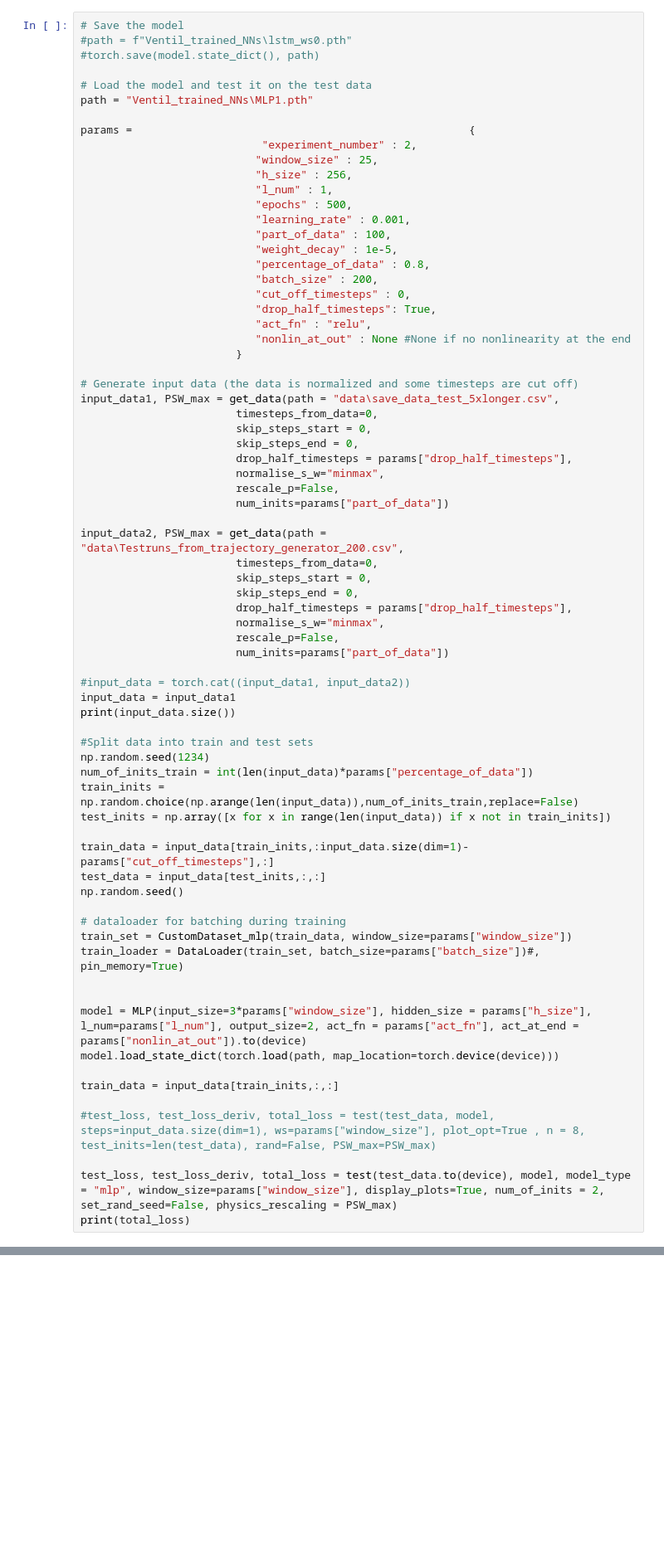
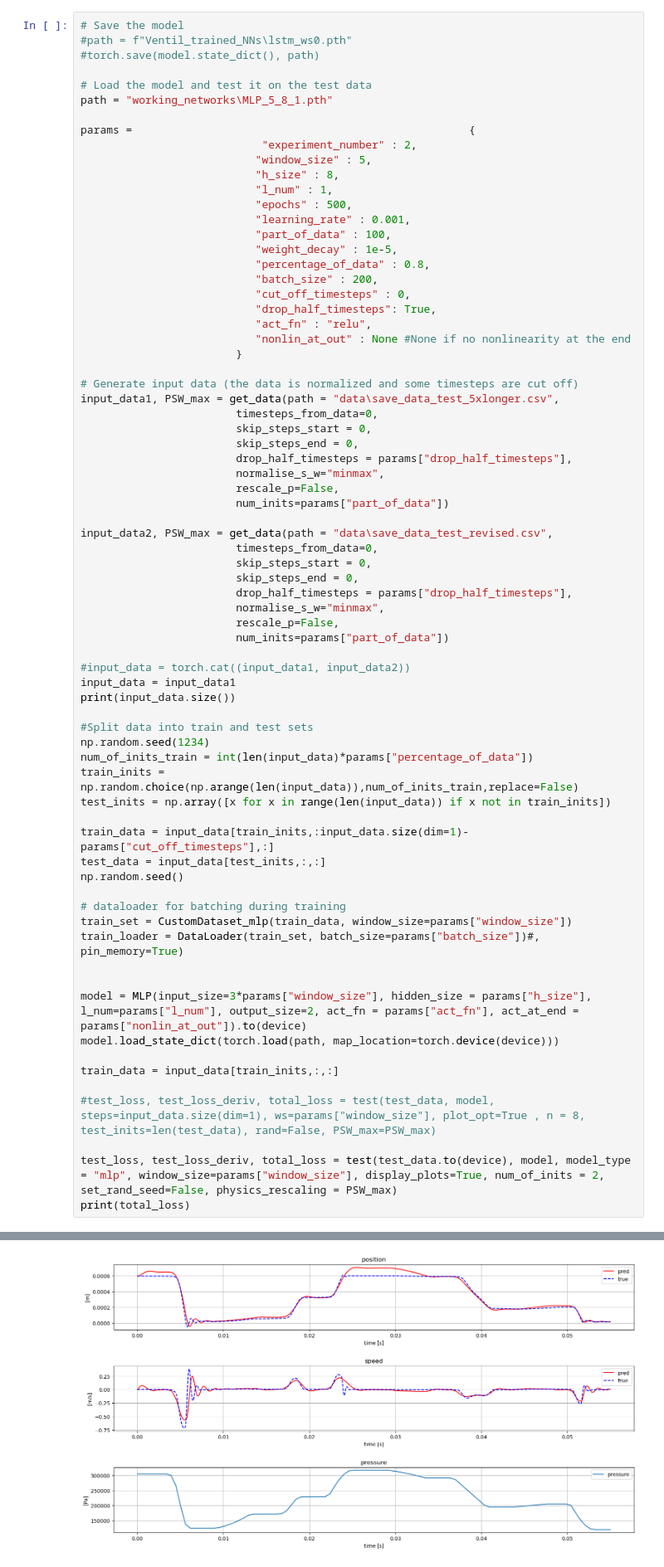
Before and after one commit to Gandalf3141/ventil_lstm, a Jupyter notebook: internal testing _MLP.ipynb, the cells around one changed output, grey strips where cells are left out. Shown: that part at 83% size. Saved outputs shown, nothing was run; the diff lists cells and outputs as text; blank space fills up the shorter version.

```diff
--- a/internal testing _MLP.ipynb
+++ b/internal testing _MLP.ipynb
@@ -185,12 +187,12 @@ print(f"TRAINING FINISHED: Average error over full trajectories: training data :
 #torch.save(model.state_dict(), path)
 
 # Load the model and test it on the test data
-path = "Ventil_trained_NNs\MLP1.pth"
+path = "working_networks\MLP_5_8_1.pth"
 
 params =                                                    {
                             "experiment_number" : 2,
-                           "window_size" : 25,
-                           "h_size" : 256,
+                           "window_size" : 5,
+                           "h_size" : 8,
                            "l_num" : 1,
                            "epochs" : 500,
                            "learning_rate" : 0.001,
@@ -214,7 +216,7 @@ input_data1, PSW_max = get_data(path = "data\save_data_test_5xlonger.csv",
                         rescale_p=False,
                         num_inits=params["part_of_data"])
 
-input_data2, PSW_max = get_data(path = "data\Testruns_from_trajectory_generator_200.csv",
+input_data2, PSW_max = get_data(path = "data\save_data_test_revised.csv",
                         timesteps_from_data=0,
                         skip_steps_start = 0,
                         skip_steps_end = 0,
@@ -251,3 +253,4 @@ train_data = input_data[train_inits,:,:]
 
 test_loss, test_loss_deriv, total_loss = test(test_data.to(device), model, model_type = "mlp", window_size=params["window_size"], display_plots=True, num_of_inits = 2, set_rand_seed=False, physics_rescaling = PSW_max)
 print(total_loss)
+# %% [output]
@@ -253,0 +258 @@ print(total_loss)
+[figure, added]
```
Also changed, not shown: parts of 2 cells of this notebook, 11 other files.
